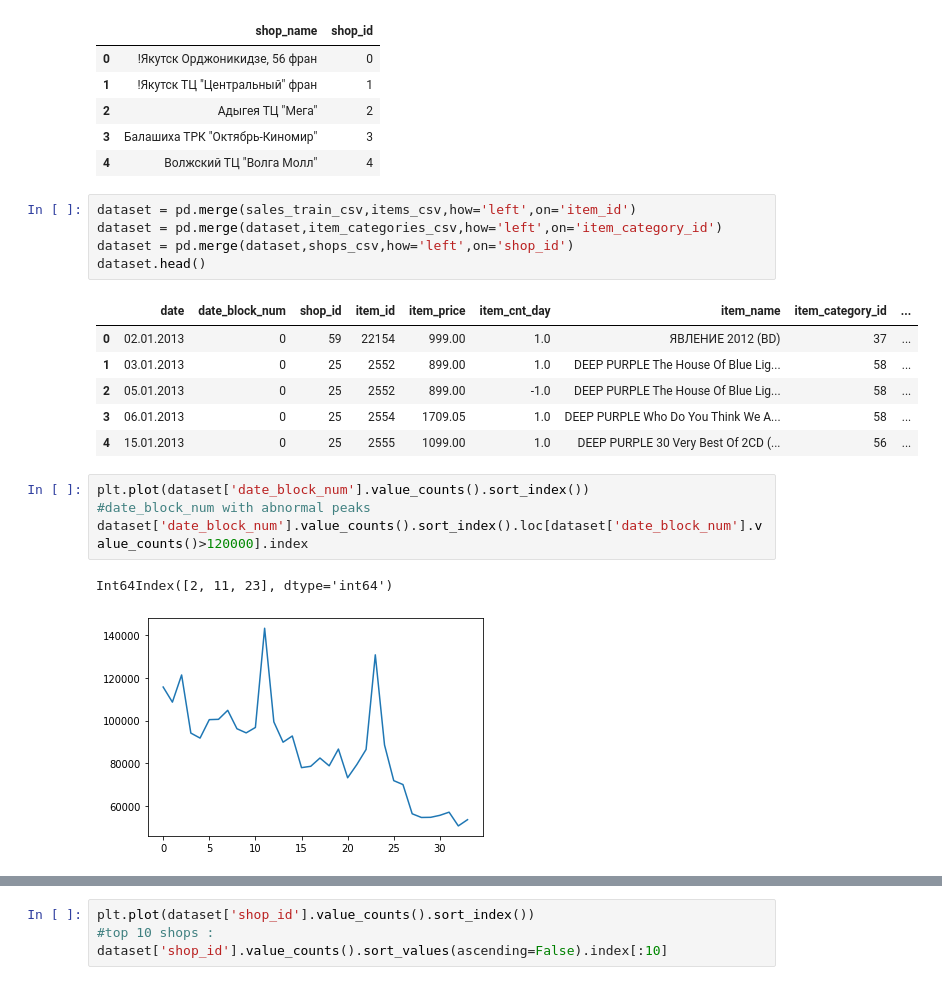
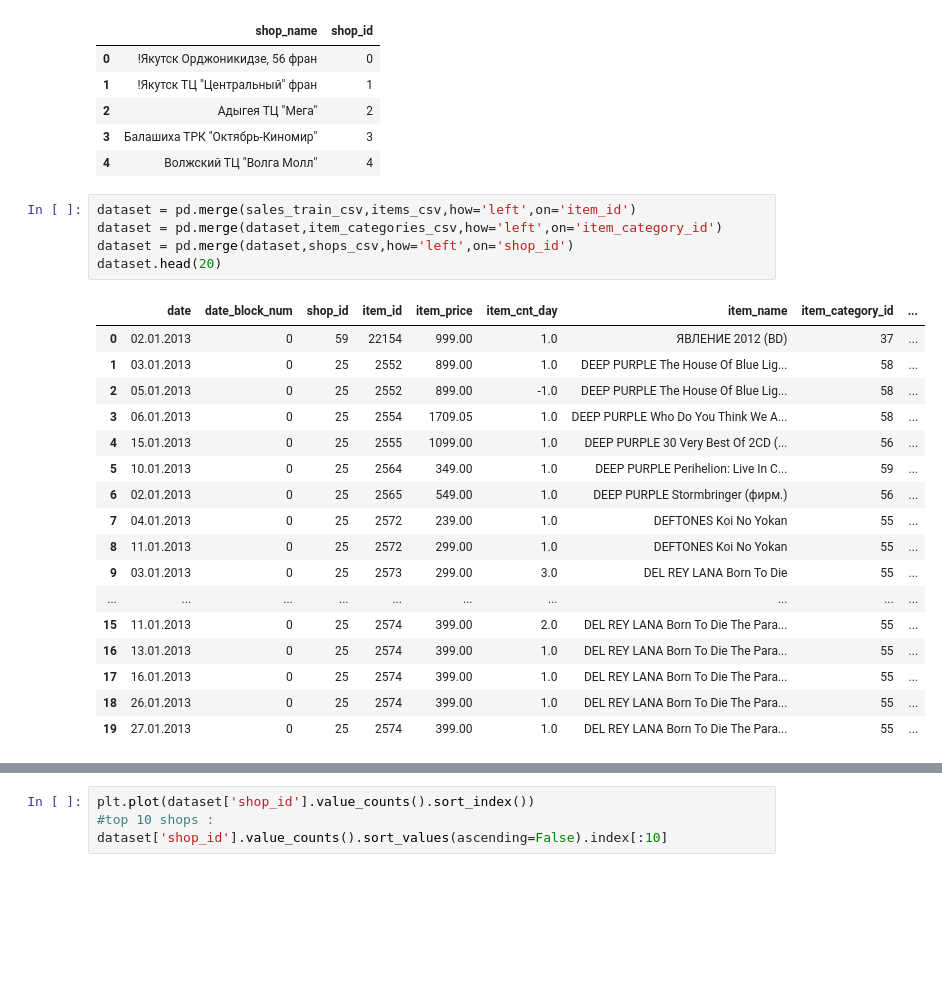
Before and after one commit to sanjumsanthosh/Predict-future-sales, a Jupyter notebook: EDA analysis.ipynb, the cells around one changed output, grey strips where cells are left out. Cells and saved outputs as stored; diff of their text form; blank space fills up the shorter version.

```diff
--- a/EDA analysis.ipynb
+++ b/EDA analysis.ipynb
@@ -62,19 +62,23 @@ shops_csv.head()
 # %%
 dataset = pd.merge(sales_train_csv,items_csv,how='left',on='item_id')
 dataset = pd.merge(dataset,item_categories_csv,how='left',on='item_category_id')
 dataset = pd.merge(dataset,shops_csv,how='left',on='shop_id')
-dataset.head()
+dataset.head(20)
 # %% [output]
 |  | date | date_block_num | shop_id | item_id | item_price | item_cnt_day | item_name | item_category_id | ... |
 | 0 | 02.01.2013 | 0 | 59 | 22154 | 999.00 | 1.0 | ЯВЛЕНИЕ 2012 (BD) | 37 | ... |
 | 1 | 03.01.2013 | 0 | 25 | 2552 | 899.00 | 1.0 | DEEP PURPLE The House Of Blue Lig... | 58 | ... |
 | 2 | 05.01.2013 | 0 | 25 | 2552 | 899.00 | -1.0 | DEEP PURPLE The House Of Blue Lig... | 58 | ... |
 | 3 | 06.01.2013 | 0 | 25 | 2554 | 1709.05 | 1.0 | DEEP PURPLE Who Do You Think We A... | 58 | ... |
 | 4 | 15.01.2013 | 0 | 25 | 2555 | 1099.00 | 1.0 | DEEP PURPLE 30 Very Best Of 2CD (... | 56 | ... |
+| 5 | 10.01.2013 | 0 | 25 | 2564 | 349.00 | 1.0 | DEEP PURPLE Perihelion: Live In C... | 59 | ... |
+| 6 | 02.01.2013 | 0 | 25 | 2565 | 549.00 | 1.0 | DEEP PURPLE Stormbringer (фирм.) | 56 | ... |
+| 7 | 04.01.2013 | 0 | 25 | 2572 | 239.00 | 1.0 | DEFTONES Koi No Yokan | 55 | ... |
+| 8 | 11.01.2013 | 0 | 25 | 2572 | 299.00 | 1.0 | DEFTONES Koi No Yokan | 55 | ... |
+| 9 | 03.01.2013 | 0 | 25 | 2573 | 299.00 | 3.0 | DEL REY LANA Born To Die | 55 | ... |
+| ... | ... | ... | ... | ... | ... | ... | ... | ... | ... |
+| 15 | 11.01.2013 | 0 | 25 | 2574 | 399.00 | 2.0 | DEL REY LANA Born To Die The Para... | 55 | ... |
+| 16 | 13.01.2013 | 0 | 25 | 2574 | 399.00 | 1.0 | DEL REY LANA Born To Die The Para... | 55 | ... |
+| 17 | 16.01.2013 | 0 | 25 | 2574 | 399.00 | 1.0 | DEL REY LANA Born To Die The Para... | 55 | ... |
+| 18 | 26.01.2013 | 0 | 25 | 2574 | 399.00 | 1.0 | DEL REY LANA Born To Die The Para... | 55 | ... |
+| 19 | 27.01.2013 | 0 | 25 | 2574 | 399.00 | 1.0 | DEL REY LANA Born To Die The Para... | 55 | ... |
-# %%
-plt.plot(dataset['date_block_num'].value_counts().sort_index())
-#date_block_num with abnormal peaks
-dataset['date_block_num'].value_counts().sort_index().loc[dataset['date_block_num'].value_counts()>120000].index
-# %% [output]
-Int64Index([2, 11, 23], dtype='int64')
-[figure, removed]
```
Also changed, not shown: parts of 12 cells of this notebook.
